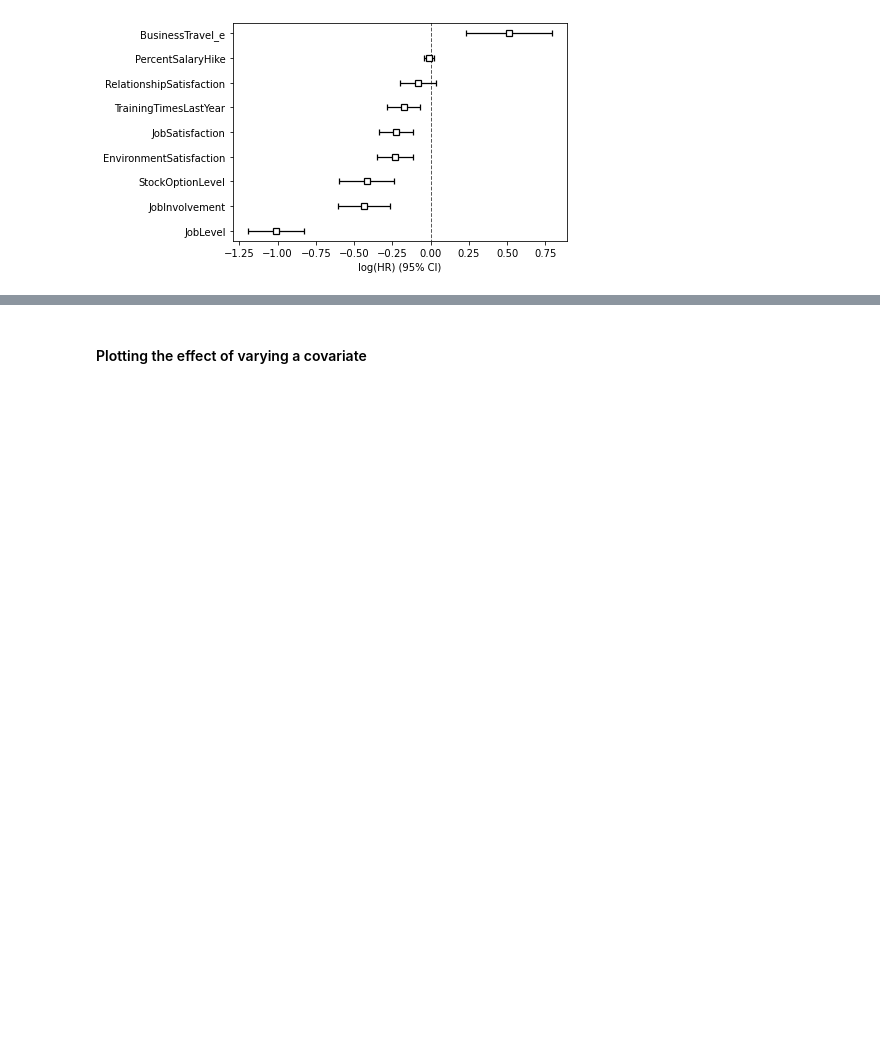
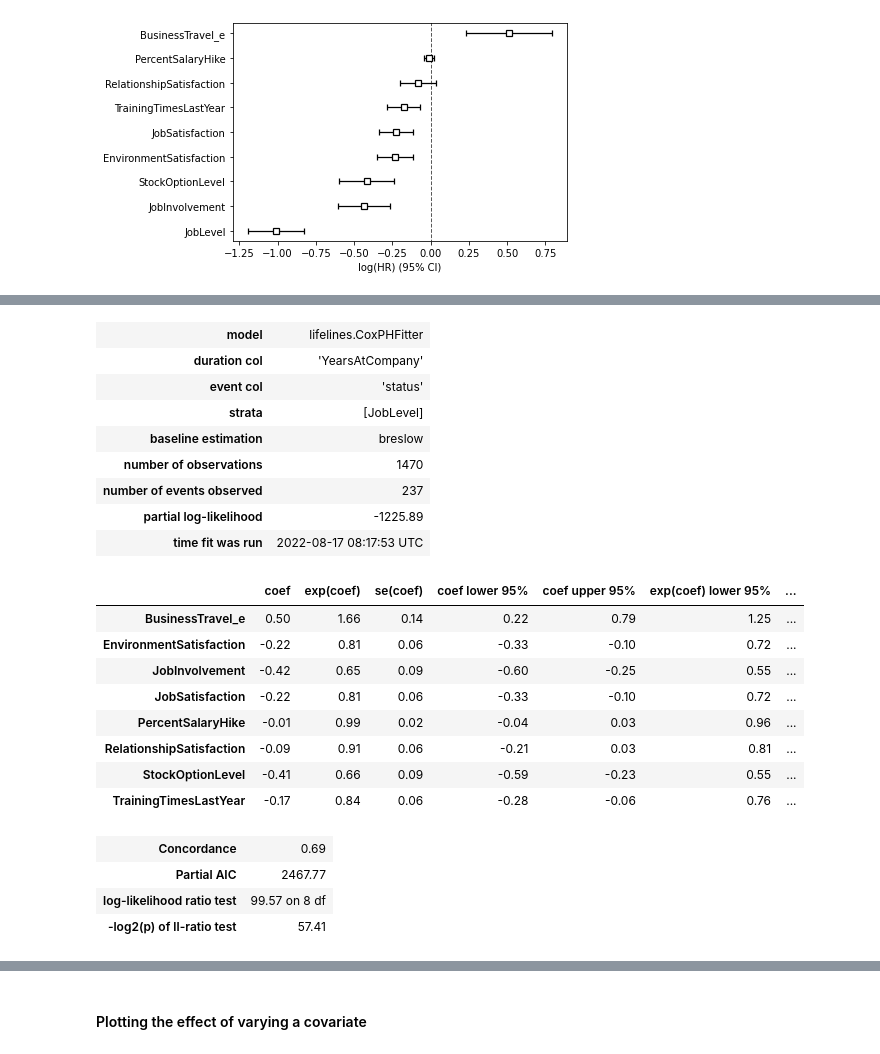
Before and after one commit to tuatalok/IBM_HR_Analytics_Employee_Attrition, a Jupyter notebook: survival.ipynb, the cells around one changed output, grey strips where cells are left out. Drawn from its saved outputs; the diff is of its cells as text; code cells hidden in the pictures; blank space fills up the shorter version.

```diff
--- a/survival.ipynb
+++ b/survival.ipynb
@@ -317,0 +381,33 @@ model_cox.plot()
+# %%
+model_cox_1 = CoxPHFitter()
+
+model_cox_1.fit(
+    df_c, duration_col='YearsAtCompany',
+    event_col='status',
+    strata=['JobLevel']
+    )
+# Print model summary
+model_cox_1.print_summary()
+# %% [output]
+| model | lifelines.CoxPHFitter |
+| duration col | 'YearsAtCompany' |
+| event col | 'status' |
+| strata | [JobLevel] |
+| baseline estimation | breslow |
+| number of observations | 1470 |
+| number of events observed | 237 |
+| partial log-likelihood | -1225.89 |
+| time fit was run | 2022-08-17 08:17:53 UTC |
+|  | coef | exp(coef) | se(coef) | coef lower 95% | coef upper 95% | exp(coef) lower 95% | ... |
+| BusinessTravel_e | 0.50 | 1.66 | 0.14 | 0.22 | 0.79 | 1.25 | ... |
+| EnvironmentSatisfaction | -0.22 | 0.81 | 0.06 | -0.33 | -0.10 | 0.72 | ... |
+| JobInvolvement | -0.42 | 0.65 | 0.09 | -0.60 | -0.25 | 0.55 | ... |
+| JobSatisfaction | -0.22 | 0.81 | 0.06 | -0.33 | -0.10 | 0.72 | ... |
+| PercentSalaryHike | -0.01 | 0.99 | 0.02 | -0.04 | 0.03 | 0.96 | ... |
+| RelationshipSatisfaction | -0.09 | 0.91 | 0.06 | -0.21 | 0.03 | 0.81 | ... |
+| StockOptionLevel | -0.41 | 0.66 | 0.09 | -0.59 | -0.23 | 0.55 | ... |
+| TrainingTimesLastYear | -0.17 | 0.84 | 0.06 | -0.28 | -0.06 | 0.76 | ... |
+| Concordance | 0.69 |
+| Partial AIC | 2467.77 |
+| log-likelihood ratio test | 99.57 on 8 df |
+| -log2(p) of ll-ratio test | 57.41 |
```
Also changed, not shown: parts of 7 cells of this notebook.
